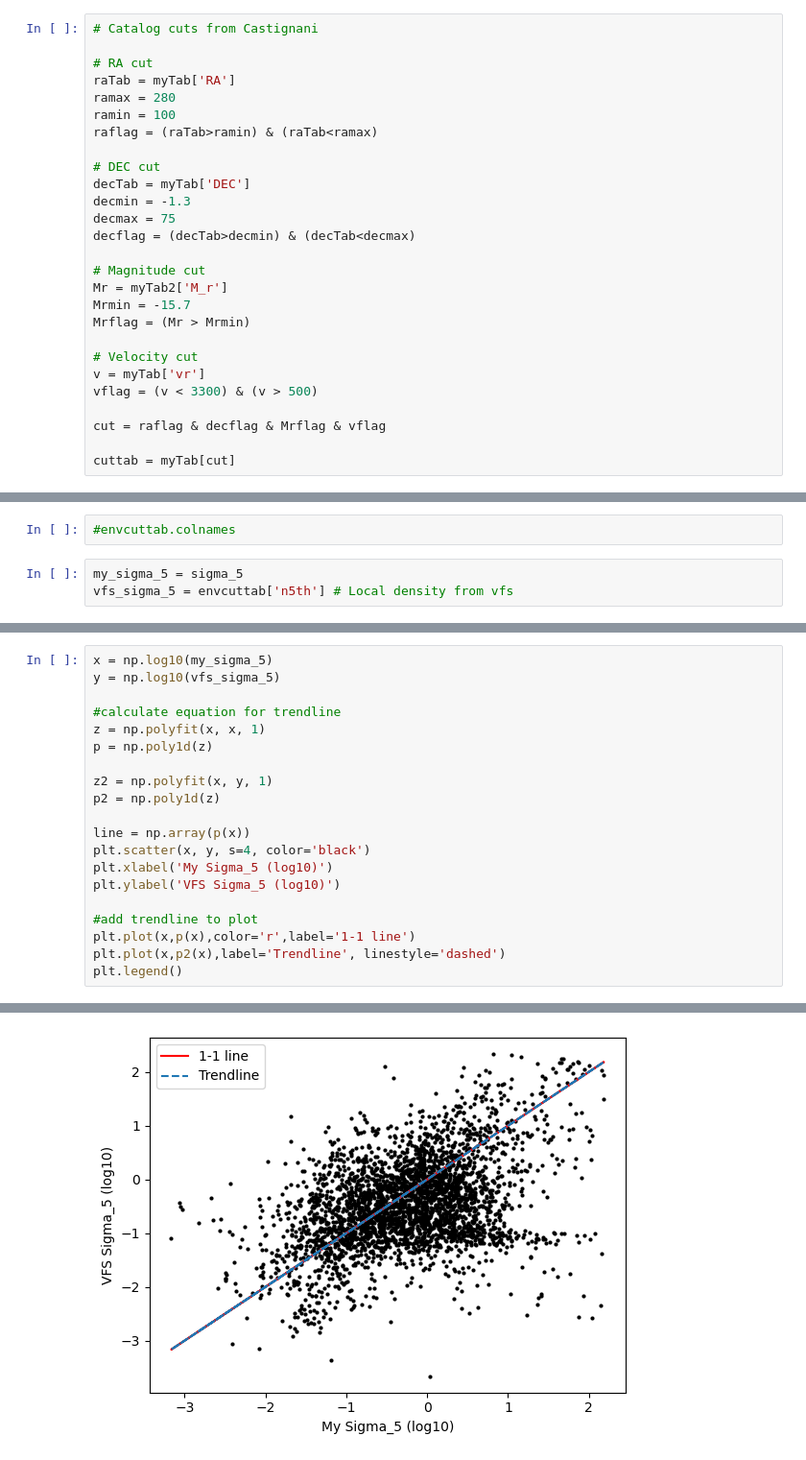
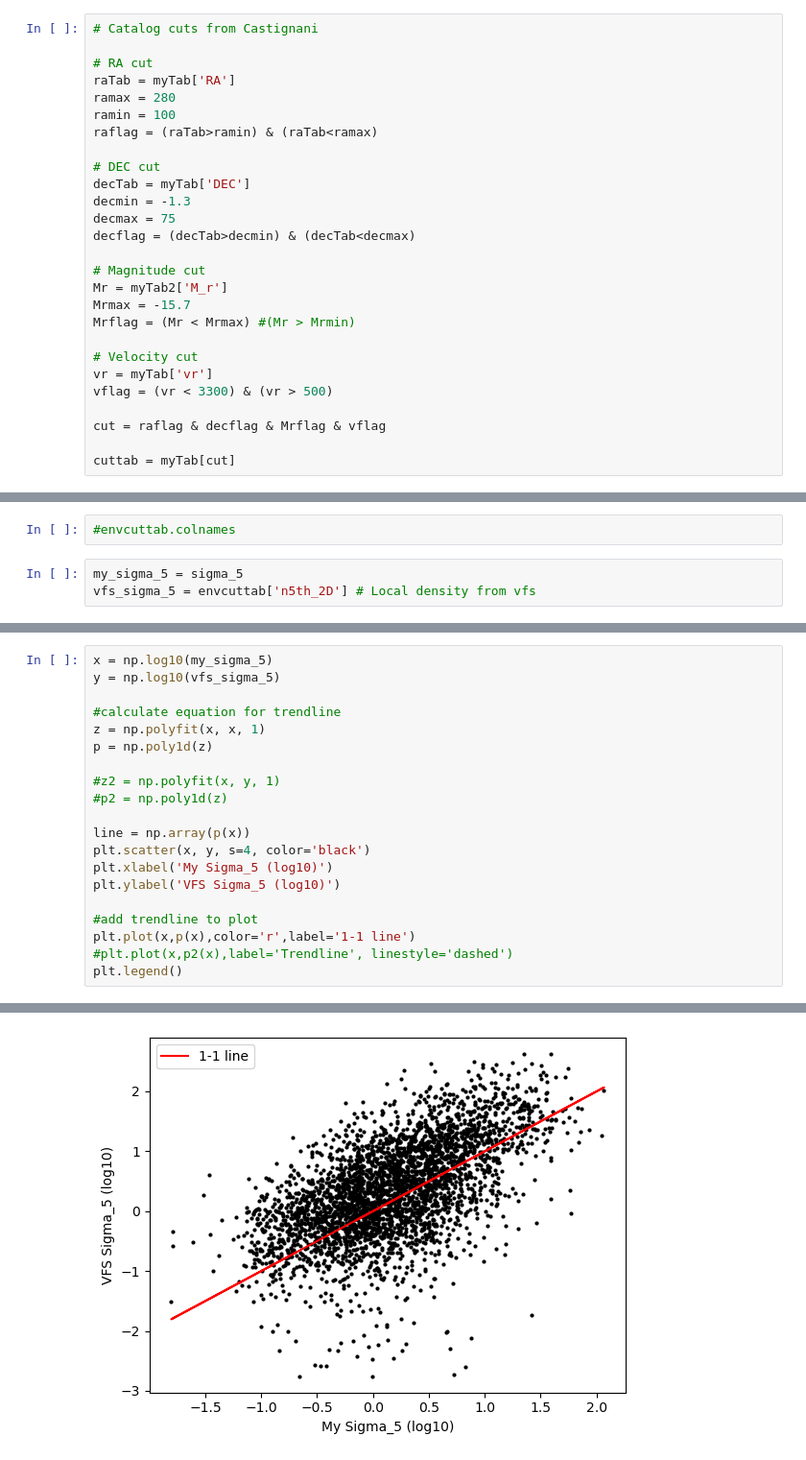
Before and after one commit to EvanBarkus/WISESize_Project, a Jupyter notebook: Castignani_LD.ipynb, the cells around one changed output, grey strips where cells are left out. Shown at 96% size. Drawn from its saved outputs; the diff is of its cells as text.

```diff
--- a/Castignani_LD.ipynb
+++ b/Castignani_LD.ipynb
@@ -156,12 +140,12 @@ decflag = (decTab>decmin) & (decTab<decmax)
 
 # Magnitude cut
 Mr = myTab2['M_r']
-Mrmin = -15.7
-Mrflag = (Mr > Mrmin)
+Mrmax = -15.7
+Mrflag = (Mr < Mrmax) #(Mr > Mrmin)
 
 # Velocity cut
-v = myTab['vr']
-vflag = (v < 3300) & (v > 500)
+vr = myTab['vr']
+vflag = (vr < 3300) & (vr > 500)
 
 cut = raflag & decflag & Mrflag & vflag
 
@@ -182,7 +166,7 @@ envcuttab = envTab[cut]
 #envcuttab.colnames
 # %%
 my_sigma_5 = sigma_5
-vfs_sigma_5 = envcuttab['n5th'] # Local density from vfs
+vfs_sigma_5 = envcuttab['n5th_2D'] # Local density from vfs
 # %%
 plt.hist(np.log10(my_sigma_5),label='My Local Density',histtype='step',bins=30,hatch='+')
 plt.hist(np.log10(vfs_sigma_5),label='VFS Local Density',histtype='step',bins=30,hatch='x')
@@ -241,23 +225,23 @@ print(median(vfs_sigma_5))
 # %%
 x = np.log10(my_sigma_5)
 y = np.log10(vfs_sigma_5)
 
 #calculate equation for trendline
 z = np.polyfit(x, x, 1)
 p = np.poly1d(z)
 
-z2 = np.polyfit(x, y, 1)
-p2 = np.poly1d(z)
+#z2 = np.polyfit(x, y, 1)
+#p2 = np.poly1d(z)
 
 line = np.array(p(x))
 plt.scatter(x, y, s=4, color='black')
 plt.xlabel('My Sigma_5 (log10)')
 plt.ylabel('VFS Sigma_5 (log10)')
 
 #add trendline to plot
 plt.plot(x,p(x),color='r',label='1-1 line')
-plt.plot(x,p2(x),label='Trendline', linestyle='dashed')
+#plt.plot(x,p2(x),label='Trendline', linestyle='dashed')
 plt.legend()
 # %% [output]
 <matplotlib.legend.Legend at 0x...>
-[figure, old version]
+[figure, new version]
```
Also changed, not shown: parts of 9 cells of this notebook.
